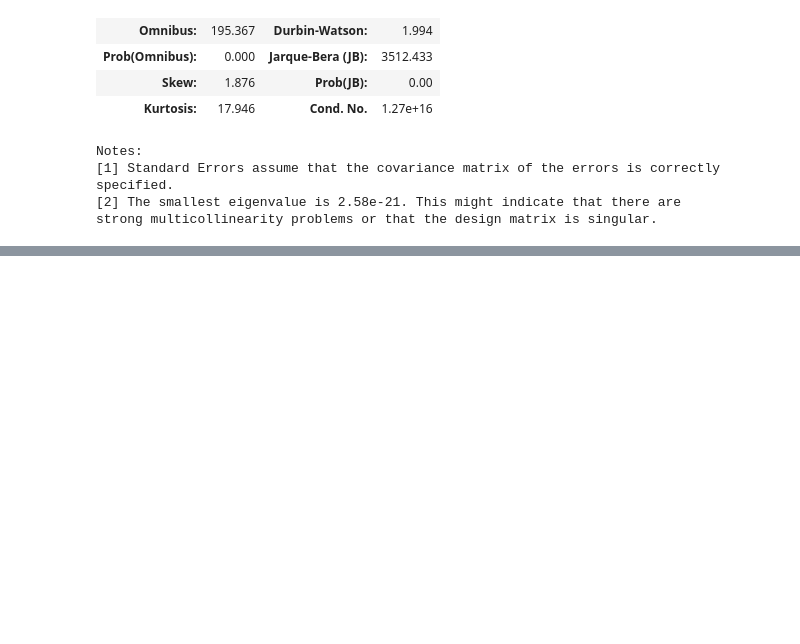
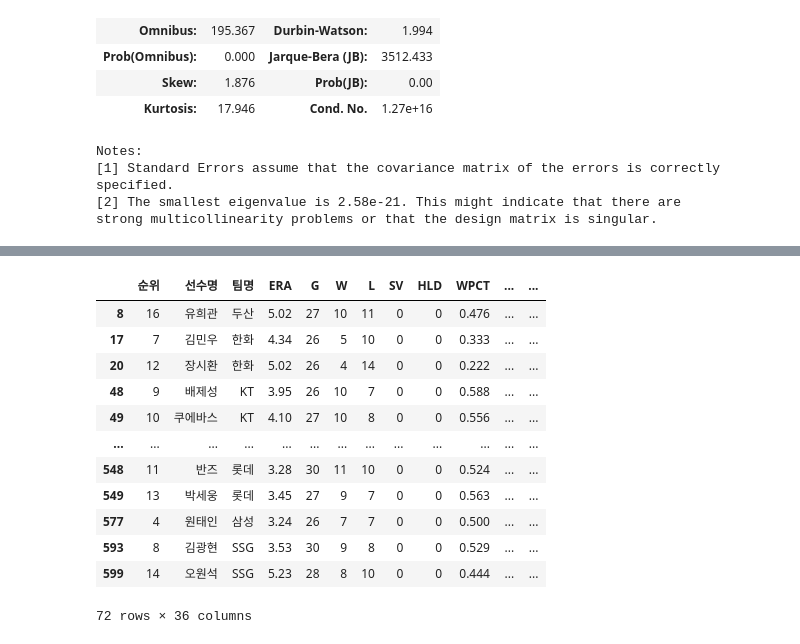
Before and after one commit to jayiuk/mid_project, a Jupyter notebook: eda_data.ipynb, the cells around one changed output, grey strips where cells are left out. Drawn from its saved outputs; the diff is of its cells as text; code cells hidden in the pictures; blank space fills up the shorter version.

```diff
--- a/eda_data.ipynb
+++ b/eda_data.ipynb
@@ -181,0 +319,3 @@ df_modeling.to_csv('modeling_data.csv', index = False)
+# %%
+df_stat_copy = df_stat.copy()
+df_stat_copy = df_stat_copy.drop(['선수명', '팀명', '연도'], axis = 1)
@@ -181,0 +372,21 @@ df_modeling.to_csv('modeling_data.csv', index = False)
+# %%
+df_stat_0 = df_stat.query('tier == 0')
+df_stat_1 = df_stat.query('tier == 1')
+df_stat_2 = df_stat.query('tier == 2')
+df_stat_3 = df_stat.query('tier == 3')
+df_stat_4 = df_stat.query('tier == 4')
+df_stat_0
+# %% [output]
+|  | 순위 | 선수명 | 팀명 | ERA | G | W | L | SV | HLD | WPCT | ... | ... |
+| 8 | 16 | 유희관 | 두산 | 5.02 | 27 | 10 | 11 | 0 | 0 | 0.476 | ... | ... |
+| 17 | 7 | 김민우 | 한화 | 4.34 | 26 | 5 | 10 | 0 | 0 | 0.333 | ... | ... |
+| 20 | 12 | 장시환 | 한화 | 5.02 | 26 | 4 | 14 | 0 | 0 | 0.222 | ... | ... |
+| 48 | 9 | 배제성 | KT | 3.95 | 26 | 10 | 7 | 0 | 0 | 0.588 | ... | ... |
+| 49 | 10 | 쿠에바스 | KT | 4.10 | 27 | 10 | 8 | 0 | 0 | 0.556 | ... | ... |
+| ... | ... | ... | ... | ... | ... | ... | ... | ... | ... | ... | ... | ... |
+| 548 | 11 | 반즈 | 롯데 | 3.28 | 30 | 11 | 10 | 0 | 0 | 0.524 | ... | ... |
+| 549 | 13 | 박세웅 | 롯데 | 3.45 | 27 | 9 | 7 | 0 | 0 | 0.563 | ... | ... |
+| 577 | 4 | 원태인 | 삼성 | 3.24 | 26 | 7 | 7 | 0 | 0 | 0.500 | ... | ... |
+| 593 | 8 | 김광현 | SSG | 3.53 | 30 | 9 | 8 | 0 | 0 | 0.529 | ... | ... |
+| 599 | 14 | 오원석 | SSG | 5.23 | 28 | 8 | 10 | 0 | 0 | 0.444 | ... | ... |
+72 rows × 36 columns
```
Also changed, not shown: parts of 39 cells of this notebook, 1 other file.
